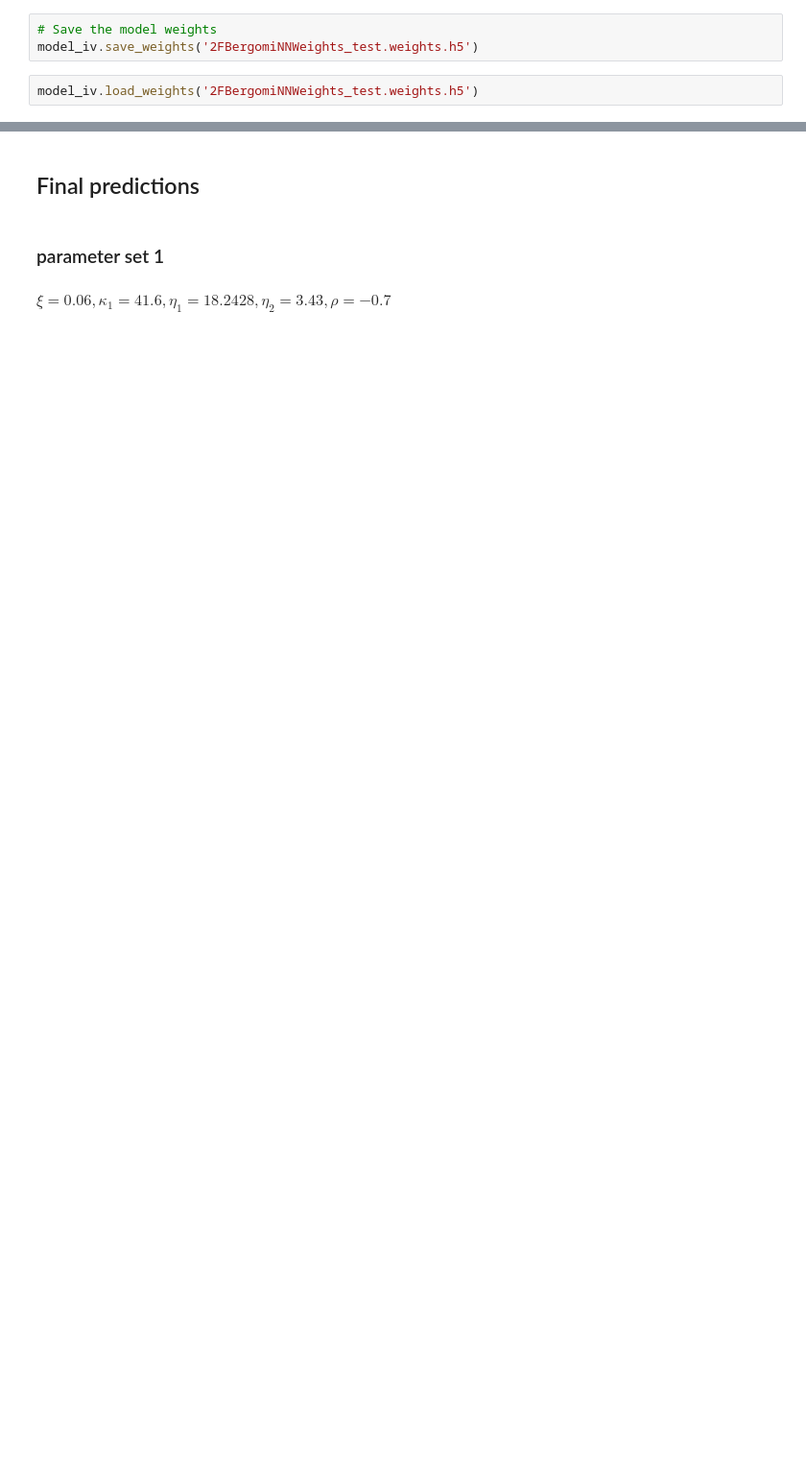
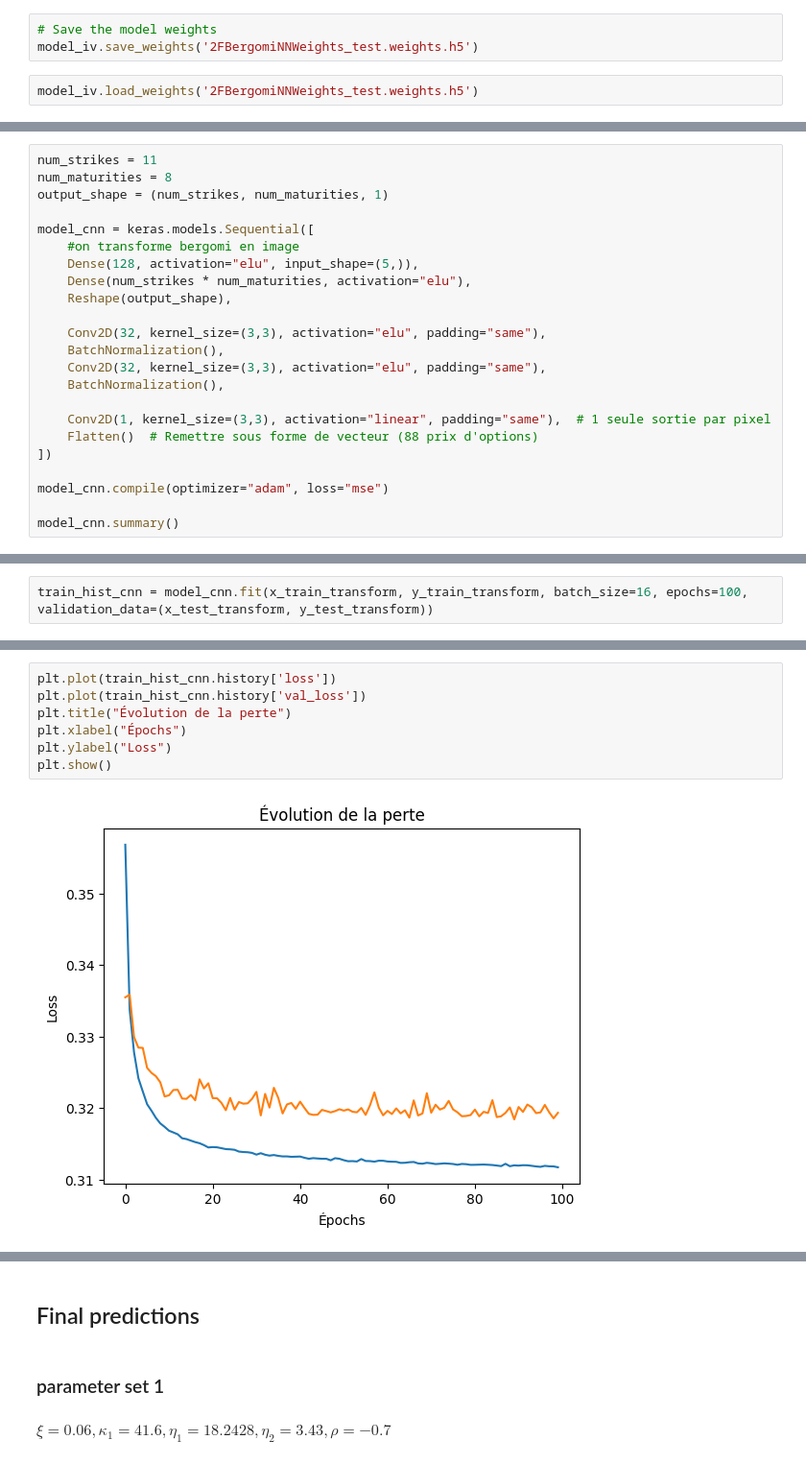
Before and after one commit to pottierc/Project_2f_bergomi, a Jupyter notebook: 01. Working_Space/NN_training.ipynb, the cells around one changed output, grey strips where cells are left out. Shown: that part at 96% size. Cells and saved outputs as stored; diff of their text form; blank space fills up the shorter version.

```diff
--- a/01. Working_Space/NN_training.ipynb
+++ b/01. Working_Space/NN_training.ipynb
@@ -271,0 +346,23 @@ Test Loss : 0.8303336501121521
+# %%
+num_strikes = 11
+num_maturities = 8
+output_shape = (num_strikes, num_maturities, 1)
+
+model_cnn = keras.models.Sequential([
+    #on transforme bergomi en image
+    Dense(128, activation="elu", input_shape=(5,)),
+    Dense(num_strikes * num_maturities, activation="elu"),
+    Reshape(output_shape),
+
+    Conv2D(32, kernel_size=(3,3), activation="elu", padding="same"),
+    BatchNormalization(),
+    Conv2D(32, kernel_size=(3,3), activation="elu", padding="same"),
+    BatchNormalization(),
+
+    Conv2D(1, kernel_size=(3,3), activation="linear", padding="same"),  # 1 seule sortie par pixel
+    Flatten()  # Remettre sous forme de vecteur (88 prix d'options)
+])
+
+model_cnn.compile(optimizer="adam", loss="mse")
+
+model_cnn.summary()
@@ -271,0 +391,2 @@ Test Loss : 0.8303336501121521
+# %%
+train_hist_cnn = model_cnn.fit(x_train_transform, y_train_transform, batch_size=16, epochs=100, validation_data=(x_test_transform, y_test_transform))
@@ -271,0 +412,9 @@ Test Loss : 0.8303336501121521
+# %%
+plt.plot(train_hist_cnn.history['loss'])
+plt.plot(train_hist_cnn.history['val_loss'])
+plt.title("Évolution de la perte")
+plt.xlabel("Épochs")
+plt.ylabel("Loss")
+plt.show()
+# %% [output]
+[figure, added]
```
Also changed, not shown: parts of 25 cells of this notebook, 3 other files.
